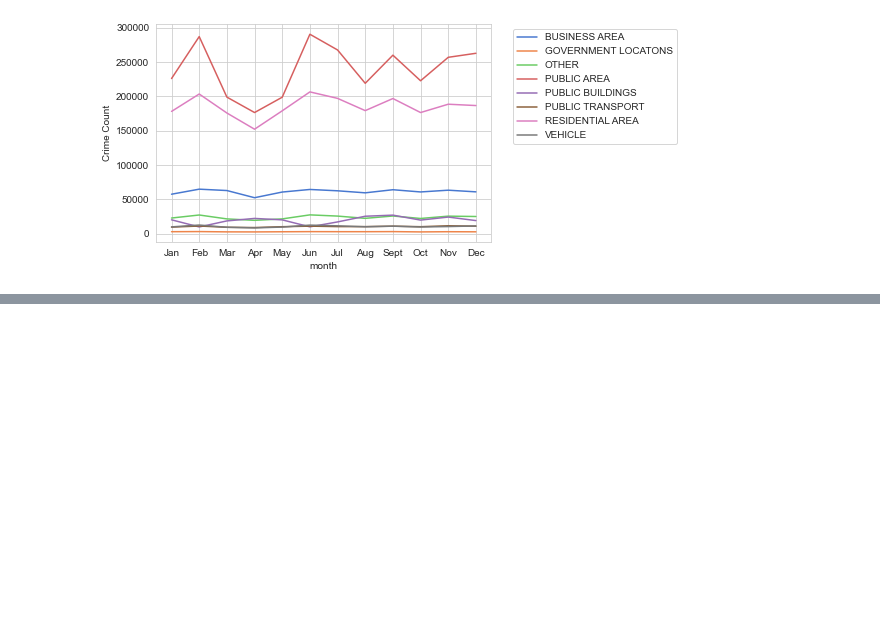
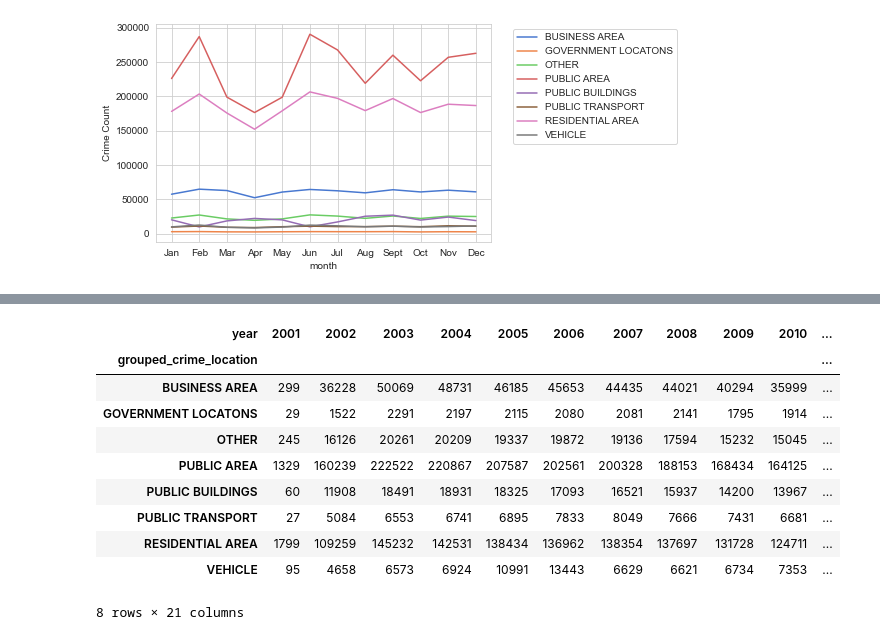
Before and after one commit to tejalvs/ChicagoCrimeAnalysis, a Jupyter notebook: Visualisations.ipynb, the cells around one changed output, grey strips where cells are left out. Saved outputs shown, nothing was run; the diff lists cells and outputs as text; code cells hidden in the pictures; blank space fills up the shorter version.

```diff
--- a/Visualisations.ipynb
+++ b/Visualisations.ipynb
@@ -391,0 +401,16 @@ plt.legend(bbox_to_anchor=(1.05, 1.0), loc='upper left')
+# %%
+crimes = crimes_df.groupby(['grouped_crime_location','year']).count()
+crimes = crimes.pivot_table(index='grouped_crime_location', columns='year', values='month', aggfunc=np.median)
+crimes
+# %% [output]
+| year | 2001 | 2002 | 2003 | 2004 | 2005 | 2006 | 2007 | 2008 | 2009 | 2010 | ... |
+| grouped_crime_location |  |  |  |  |  |  |  |  |  |  | ... |
+| BUSINESS AREA | 299 | 36228 | 50069 | 48731 | 46185 | 45653 | 44435 | 44021 | 40294 | 35999 | ... |
+| GOVERNMENT LOCATONS | 29 | 1522 | 2291 | 2197 | 2115 | 2080 | 2081 | 2141 | 1795 | 1914 | ... |
+| OTHER | 245 | 16126 | 20261 | 20209 | 19337 | 19872 | 19136 | 17594 | 15232 | 15045 | ... |
+| PUBLIC AREA | 1329 | 160239 | 222522 | 220867 | 207587 | 202561 | 200328 | 188153 | 168434 | 164125 | ... |
+| PUBLIC BUILDINGS | 60 | 11908 | 18491 | 18931 | 18325 | 17093 | 16521 | 15937 | 14200 | 13967 | ... |
+| PUBLIC TRANSPORT | 27 | 5084 | 6553 | 6741 | 6895 | 7833 | 8049 | 7666 | 7431 | 6681 | ... |
+| RESIDENTIAL AREA | 1799 | 109259 | 145232 | 142531 | 138434 | 136962 | 138354 | 137697 | 131728 | 124711 | ... |
+| VEHICLE | 95 | 4658 | 6573 | 6924 | 10991 | 13443 | 6629 | 6621 | 6734 | 7353 | ... |
+8 rows × 21 columns
```
Also changed, not shown: parts of 2 cells of this notebook.
